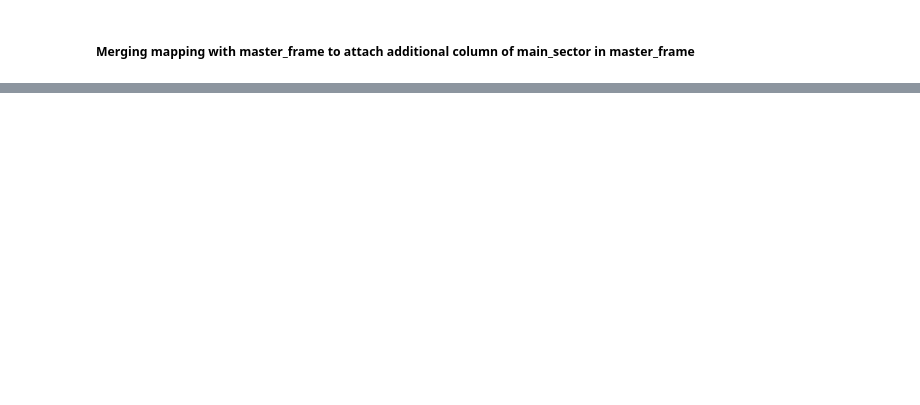
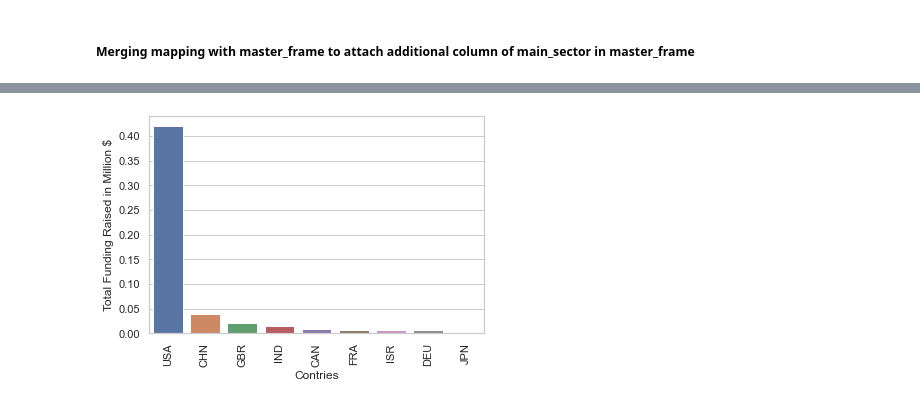
Before and after one commit to khairnardevashish/Investment-Analysis-Spark-Funds-, a Jupyter notebook: Investment_Analysis.ipynb, the cells around one changed output, grey strips where cells are left out. Saved outputs shown, nothing was run; the diff lists cells and outputs as text; code cells hidden in the pictures; blank space fills up the shorter version.

```diff
--- a/Investment_Analysis.ipynb
+++ b/Investment_Analysis.ipynb
@@ -428,0 +692,8 @@ dtype: object
+# %%
+top9.raised_amount_usd = (top9.raised_amount_usd/1000000)
+g = sns.barplot(data = top9, x='country_code', y ='raised_amount_usd')
+g.set(xlabel='Contries', ylabel='Total Funding Raised in Million $')
+plt.xticks(rotation=90)
+plt.show()
+# %% [output]
+[figure, added]
```
Also changed, not shown: parts of 48 cells of this notebook.
